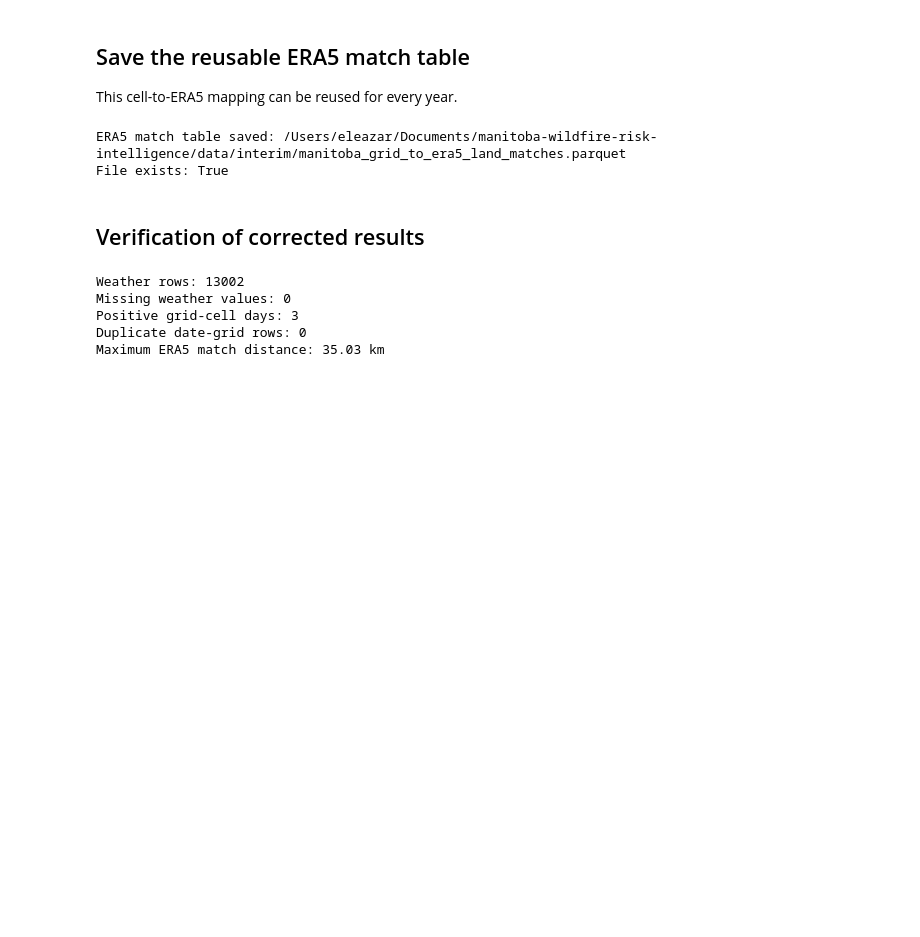
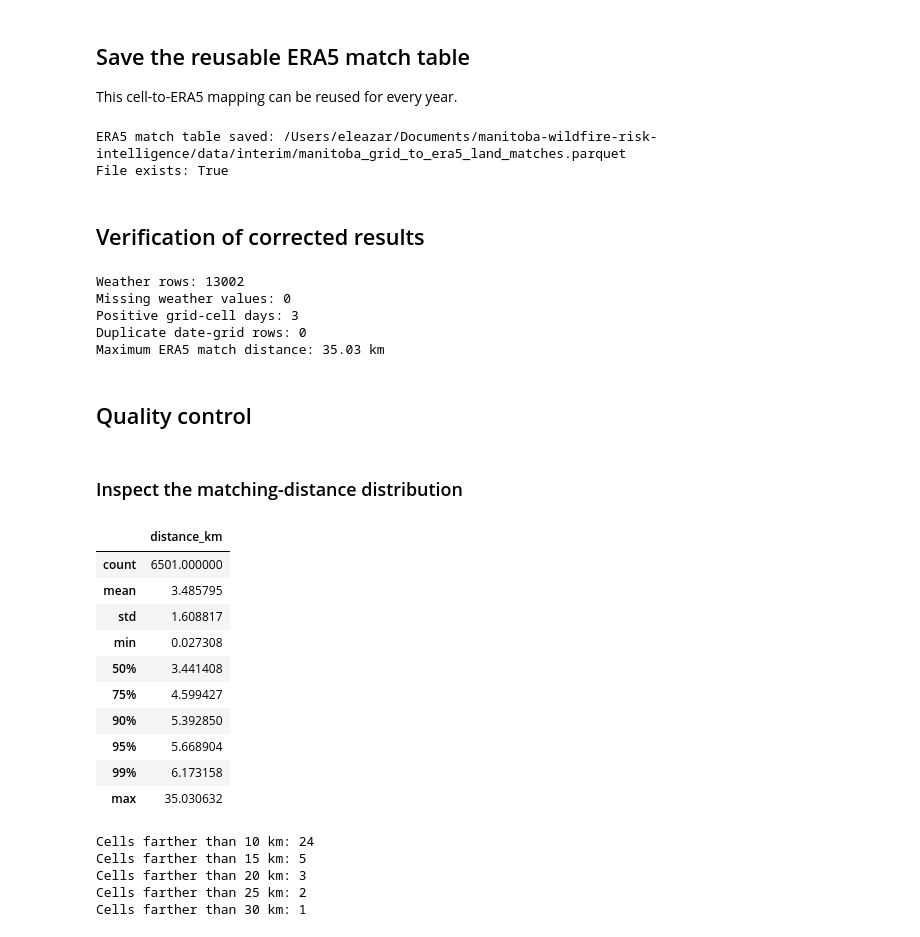
Before and after one commit to DiazHumberto/manitoba-wildfire-risk-intelligence, a Jupyter notebook: notebooks/04_era5_weather_pilot.ipynb, the cells around one changed output. Cells and saved outputs as stored; diff of their text form; code cells hidden in the pictures; blank space fills up the shorter version.

```diff
--- a/notebooks/04_era5_weather_pilot.ipynb
+++ b/notebooks/04_era5_weather_pilot.ipynb
@@ -1140,3 +1140,41 @@ Missing weather values: 0
 Positive grid-cell days: 3
 Duplicate date-grid rows: 0
 Maximum ERA5 match distance: 35.03 km
+# %% [markdown]
+## Quality control
+# %% [markdown]
+### Inspect the matching-distance distribution
+# %%
+distance_summary = (
+    era5_match_table["ERA5_MATCH_DISTANCE_KM"]
+    .describe(
+        percentiles=[0.50, 0.75, 0.90, 0.95, 0.99]
+    )
+)
+
+display(distance_summary.to_frame("distance_km"))
+
+for threshold in [10, 15, 20, 25, 30]:
+    count = (
+        era5_match_table["ERA5_MATCH_DISTANCE_KM"]
+        > threshold
+    ).sum()
+
+    print(f"Cells farther than {threshold} km: {count}")
+# %% [output]
+|  | distance_km |
+| count | 6501.000000 |
+| mean | 3.485795 |
+| std | 1.608817 |
+| min | 0.027308 |
+| 50% | 3.441408 |
+| 75% | 4.599427 |
+| 90% | 5.392850 |
+| 95% | 5.668904 |
+| 99% | 6.173158 |
+| max | 35.030632 |
+Cells farther than 10 km: 24
+Cells farther than 15 km: 5
+Cells farther than 20 km: 3
+Cells farther than 25 km: 2
+Cells farther than 30 km: 1
```
Also changed, not shown: parts of 6 cells of this notebook.
